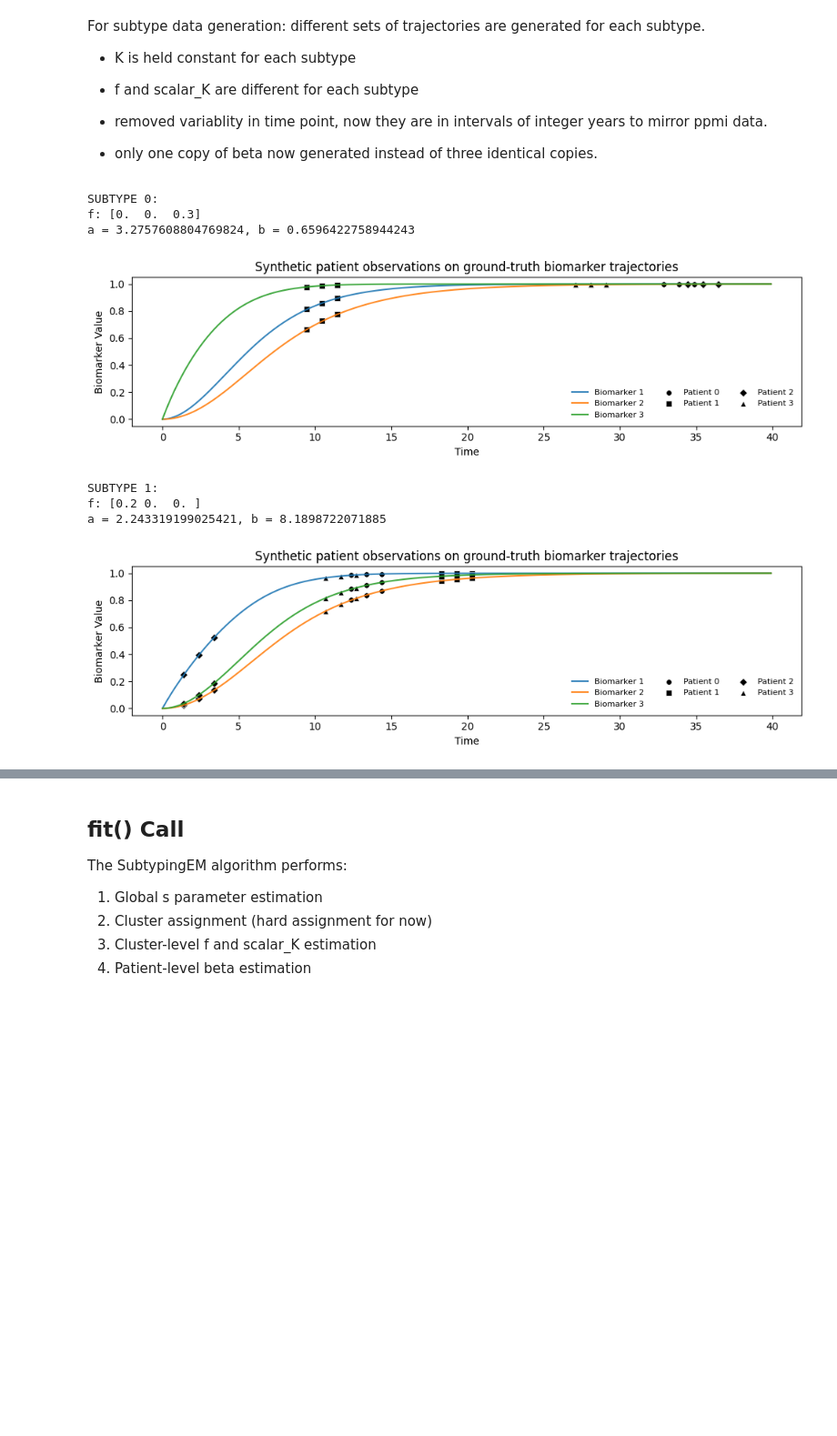
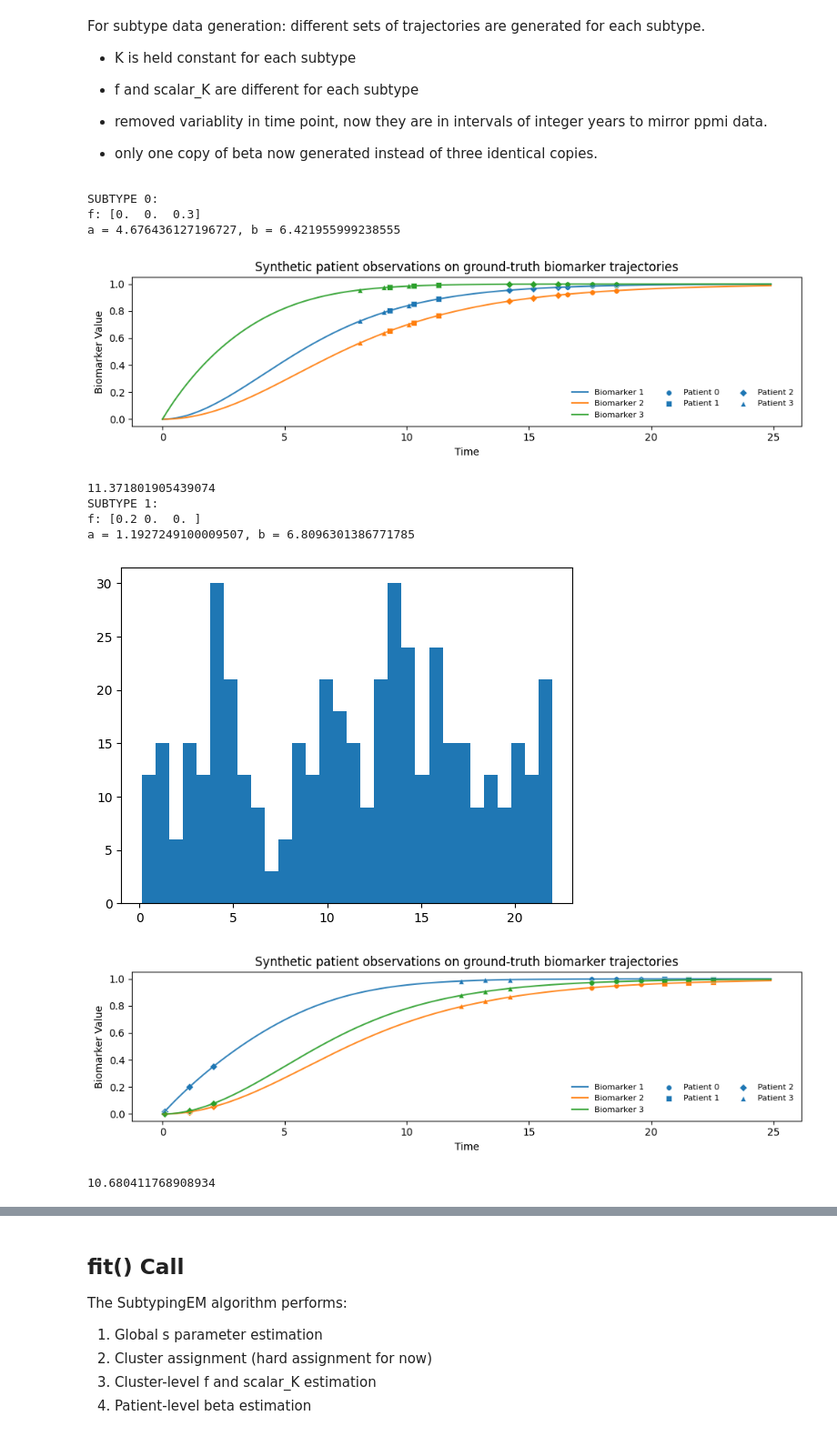
Before and after one commit to LAMCIG/Progression_models_simulations, a Jupyter notebook: EMDPM/experiments/synthetic_experiments/subtyping/test_subtyping_em.ipynb, the cells around one changed output, grey strips where cells are left out. Shown at 91% size. Saved outputs shown, nothing was run; the diff lists cells and outputs as text; code cells hidden in the pictures; blank space fills up the shorter version.

```diff
--- a/EMDPM/experiments/synthetic_experiments/subtyping/test_subtyping_em.ipynb
+++ b/EMDPM/experiments/synthetic_experiments/subtyping/test_subtyping_em.ipynb
@@ -15,7 +15,7 @@ np.set_printoptions(precision=4)
 # %%
 # data params
 n_biomarkers = 3
-t_max = 40 # was 20
+t_max = 25 # was 20
 t_span = np.linspace(0, t_max, 8000)
 noise_level = 0.0
 n_patients = 150 # was 200
@@ -44,8 +44,6 @@ y = []
 
 for subtype in range(n_subtypes):
     print(f"SUBTYPE {subtype}:")
-
-
     t, x_true, K, x0, f, scalar_K  = generate_logistic_model(n_biomarkers = n_biomarkers,
                                                              scalar_K = scalar_K_list[subtype],
                                                              t_max = t_max,
@@ -62,7 +60,7 @@ for subtype in range(n_subtypes):
         n_patient_obs = n_patient_obs,
         x_true=x_true,
         t=t,
-        rng = np.random.RandomState(75 + subtype),
+        rng = np.random.RandomState(75 + subtype + 2),
     )
 
     plot_true_observations(df, t, x_true, patient_idx=[0,1,2,3])
@@ -71,34 +69,40 @@ for subtype in range(n_subtypes):
 
     X_obs = df[biomarker_cols].values   # (n_obs, n_biomarkers)
     dt = df["dt"].values                # (n_obs,)
     ids = df["patient_id"].values + subtype * n_patients # (n_obs,),  `+ subtype * n_patients` is for ensuring all ids are unique
     cog = df["cognitive_score"].values  # (n_obs,)
     beta_true = df["beta_true"].values  # (n_obs)
 
     #print(f"dt shape: {dt.shape}\nids shape: {ids.shape}\ncog shape: {cog.shape}\nbeta shape: {beta_true.shape}")
     #print(beta_true)
+
+    plt.hist(beta_true, bins=30)
+    print(np.mean(beta_true))
 
     X_subtype = create_patient_list(X_obs, ids, dt, cog, initial_beta=None)
 
     for p in X_subtype: # tag each patient with true subtype for later eval
         p["subtype_true"] = int(subtype)
     X += X_subtype # pythonic concatenate list syntactic sugar
 
     y.append(beta_true[::n_patient_obs] )
     #  print(beta_true[::n_patient_obs][0:10])
 
 X = np.asarray(X)
 y = np.concatenate(y)
 
 # print(len(X))
 # print(len(y))#, y)
 # print(y)
 # %% [output]
 SUBTYPE 0:
 f: [0.  0.  0.3]
-a = 3.2757608804769824, b = 0.6596422758944243
+a = 4.676436127196727, b = 6.421955999238555
-[figure, old version]
+[figure, new version]
+11.371801905439074
 SUBTYPE 1:
 f: [0.2 0.  0. ]
-a = 2.243319199025421, b = 8.1898722071885
+a = 1.1927249100009507, b = 6.8096301386771785
-[figure, old version]
+[figure, new version]
+[figure, added]
+10.680411768908934
```
Also changed, not shown: parts of 22 cells of this notebook, 18 other files.
